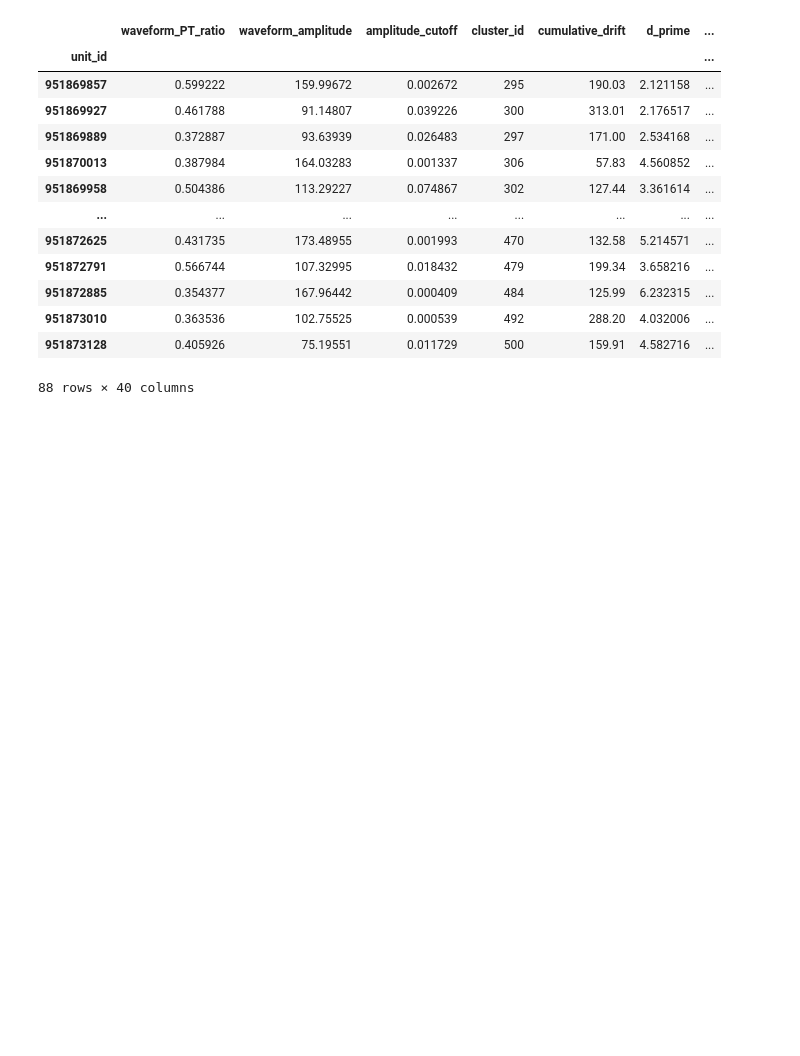
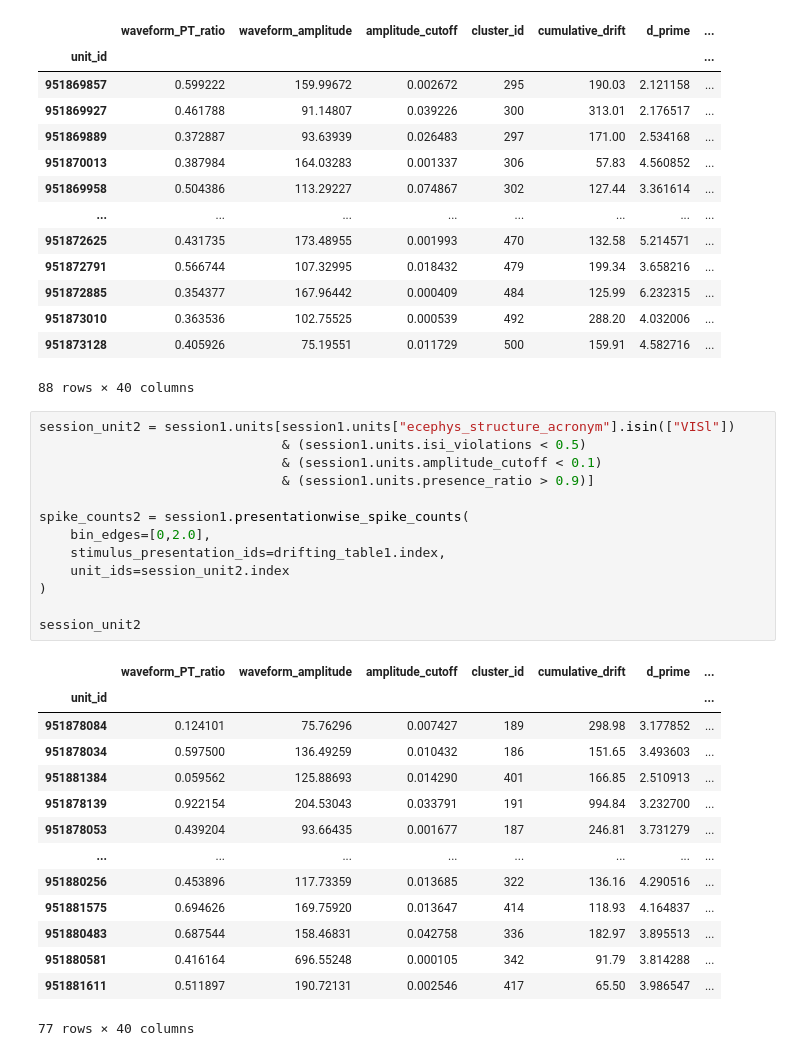
Before and after one commit to trt005/DSC180A-Quarter-1-project, a Jupyter notebook: Assignment-1.ipynb, the cells around one changed output. Cells and saved outputs as stored; diff of their text form; blank space fills up the shorter version.

```diff
--- a/Assignment-1.ipynb
+++ b/Assignment-1.ipynb
@@ -93,3 +93,31 @@ session_unit1
 | 951873010 | 0.363536 | 102.75525 | 0.000539 | 492 | 288.20 | 4.032006 | ... |
 | 951873128 | 0.405926 | 75.19551 | 0.011729 | 500 | 159.91 | 4.582716 | ... |
 88 rows × 40 columns
+# %%
+session_unit2 = session1.units[session1.units["ecephys_structure_acronym"].isin(["VISl"])
+                               & (session1.units.isi_violations < 0.5)
+                               & (session1.units.amplitude_cutoff < 0.1)
+                               & (session1.units.presence_ratio > 0.9)]
+
+spike_counts2 = session1.presentationwise_spike_counts(
+    bin_edges=[0,2.0],
+    stimulus_presentation_ids=drifting_table1.index,
+    unit_ids=session_unit2.index
+)
+
+session_unit2
+# %% [output]
+|  | waveform_PT_ratio | waveform_amplitude | amplitude_cutoff | cluster_id | cumulative_drift | d_prime | ... |
+| unit_id |  |  |  |  |  |  | ... |
+| 951878084 | 0.124101 | 75.76296 | 0.007427 | 189 | 298.98 | 3.177852 | ... |
+| 951878034 | 0.597500 | 136.49259 | 0.010432 | 186 | 151.65 | 3.493603 | ... |
+| 951881384 | 0.059562 | 125.88693 | 0.014290 | 401 | 166.85 | 2.510913 | ... |
+| 951878139 | 0.922154 | 204.53043 | 0.033791 | 191 | 994.84 | 3.232700 | ... |
+| 951878053 | 0.439204 | 93.66435 | 0.001677 | 187 | 246.81 | 3.731279 | ... |
+| ... | ... | ... | ... | ... | ... | ... | ... |
+| 951880256 | 0.453896 | 117.73359 | 0.013685 | 322 | 136.16 | 4.290516 | ... |
+| 951881575 | 0.694626 | 169.75920 | 0.013647 | 414 | 118.93 | 4.164837 | ... |
+| 951880483 | 0.687544 | 158.46831 | 0.042758 | 336 | 182.97 | 3.895513 | ... |
+| 951880581 | 0.416164 | 696.55248 | 0.000105 | 342 | 91.79 | 3.814288 | ... |
+| 951881611 | 0.511897 | 190.72131 | 0.002546 | 417 | 65.50 | 3.986547 | ... |
+77 rows × 40 columns
```
Also changed, not shown: parts of 5 cells of this notebook.
